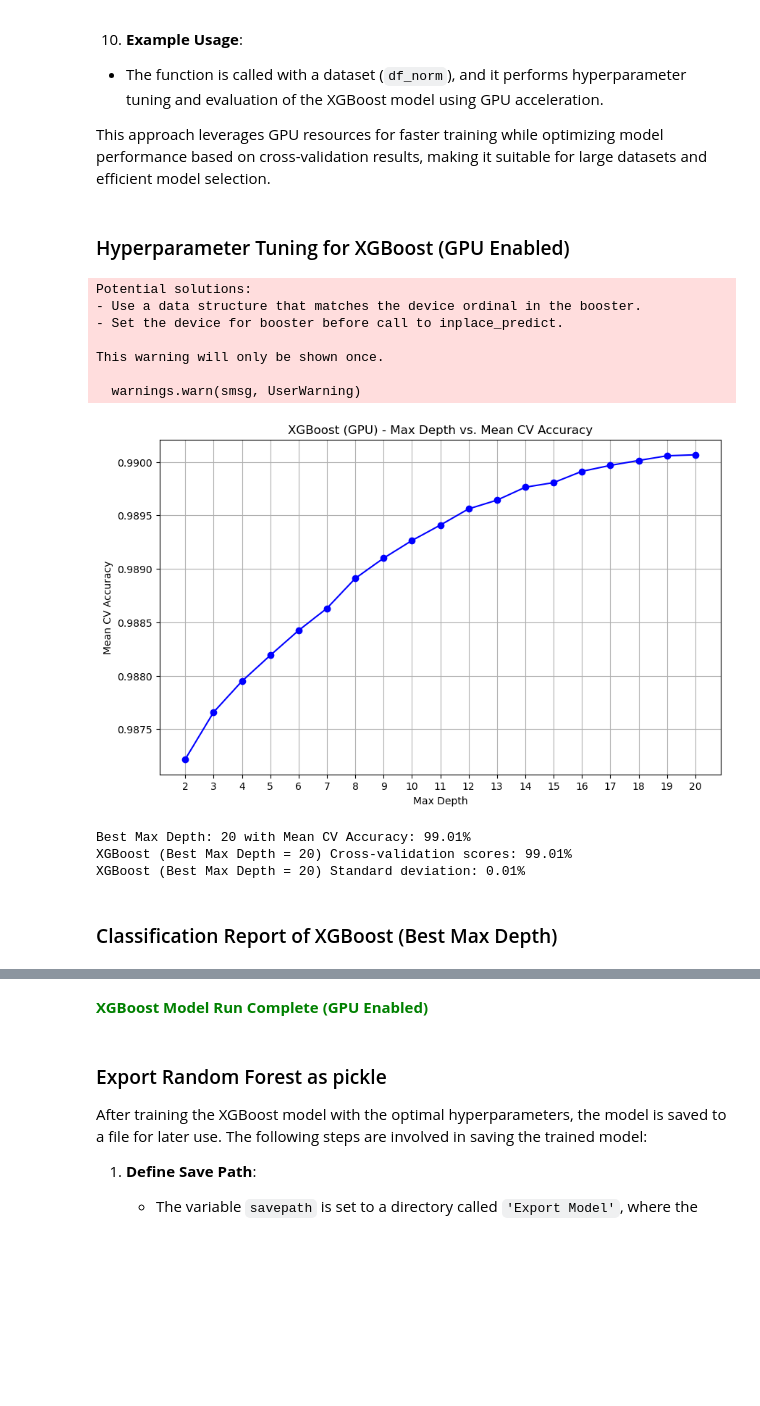
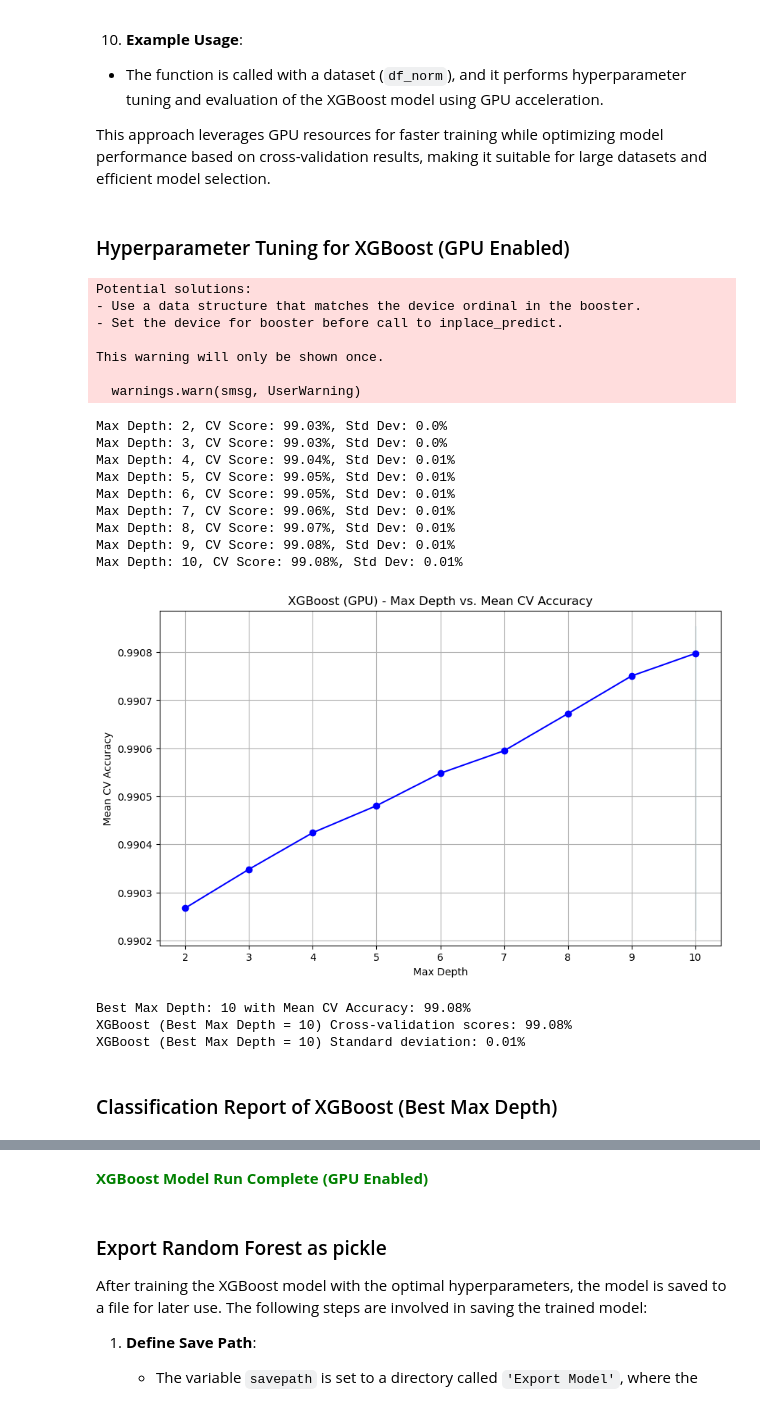
Before and after one commit to GarterPoom/GISTDA-Wildfire-Extraction, a Jupyter notebook: Model_Train.ipynb, the cells around one changed output, grey strips where cells are left out. Saved outputs shown, nothing was run; the diff lists cells and outputs as text; code cells hidden in the pictures; blank space fills up the shorter version.

```diff
--- a/Model_Train.ipynb
+++ b/Model_Train.ipynb
@@ -189,21 +189,19 @@ This code performs several operations on a DataFrame (`final_df`), converting it
 4. **Display DataFrame**:
    - Uses `display()` to view the DataFrame when needed, triggering Dask's computation.
 # %%
-# Convert pandas DataFrame to dask DataFrame if already loaded
-ddf = pd.DataFrame(final_df)  # Adjust number of partitions as needed
+# Convert to Dask DataFrame
+ddf = pd.DataFrame(final_df)  # Adjust npartitions as needed
 
-## Rename Sentinel-2 Bands columns and Burn Label
-# List of new column names
+# Rename Sentinel-2 Bands columns
 new_col_names = ['raster_file', 'subfolder', 'x', 'y', 'Band_1', 'Band_2', 'Band_3', 'Band_4', 'Band_5',
                  'Band_6', 'Band_7', 'Band_8', 'Band_8A', 'Band_9', 'Band_11', 'Band_12', 'dNBR',
                  'NDVI', 'NDWI', 'Burn_Label']
 
+# Rename columns
+final_df.columns = new_col_names
 
-# Renaming columns using the list
-ddf.columns = new_col_names
-
-# Drop columns in dask
-df = ddf.drop(columns=['raster_file', 'subfolder', 'x', 'y', 'dNBR'])
+# Drop columns using Dask method
+df = final_df.drop(columns=['raster_file', 'subfolder', 'x', 'y', 'dNBR'])
 display(df)  # Compute only when you need to display or save results
 # %% [output]
 |  | Band_1 | Band_2 | Band_3 | Band_4 | Band_5 | Band_6 | Band_7 | Band_8 | Band_8A | Band_9 | Band_11 | ... |
@@ -688,8 +686,9 @@ def xgboost_model(df, xgb_estimator_num=100, objective="binary:logistic"):
     # Set up cross-validation
     kf = KFold(n_splits=10, shuffle=True, random_state=42)  # 10-fold cross-validation
 
-    max_depths = list(range(2, 21))  # Range of max_depth to test
+    max_depths = list(range(2, 11))  # Range of max_depth to test
     mean_cv_scores = []
+    cv_std_devs = []
 
     # Perform hyperparameter tuning
     for max_depth in max_depths:
@@ -705,6 +704,8 @@ def xgboost_model(df, xgb_estimator_num=100, objective="binary:logistic"):
         try:
             scores_cv = cross_val_score(xgb_model, X, Y, cv=kf, scoring='accuracy')
             mean_cv_scores.append(scores_cv.mean())
+            cv_std_devs.append(scores_cv.std())
+            print(f"Max Depth: {max_depth}, CV Score: {round(scores_cv.mean() * 100, 2)}%, Std Dev: {round(scores_cv.std() * 100, 2)}%")
         except Exception as e:
             print(f"Error processing max_depth {max_depth}: {e}")
             mean_cv_scores.append(0)
@@ -712,6 +713,10 @@ def xgboost_model(df, xgb_estimator_num=100, objective="binary:logistic"):
     # Plotting the mean cross-validation accuracy vs. max_depth
     plt.figure(figsize=(10, 6))
     plt.plot(max_depths, mean_cv_scores, marker='o', linestyle='-', color='blue')
+    plt.fill_between(max_depth,
+                     np.array(mean_cv_scores) - np.array(cv_std_devs),
+                     np.array(mean_cv_scores) + np.array(cv_std_devs),
+                     color='lightblue', alpha=0.5, label='Std Dev')
     plt.xlabel('Max Depth')
     plt.ylabel('Mean CV Accuracy')
     plt.title('XGBoost (GPU) - Max Depth vs. Mean CV Accuracy')
@@ -767,36 +772,45 @@ def xgboost_model(df, xgb_estimator_num=100, objective="binary:logistic"):
     xgb_result_df = pd.DataFrame(xgb_result)
 
     display(Markdown("### Classification Report of XGBoost (Best Max Depth)"))
     display(xgb_result_df)
 
     # Plot Confusion Matrix
     plt.figure(figsize=(6, 4))
     sns.heatmap(cm, annot=True, fmt='d', cmap='Blues', cbar=False)
     plt.title('Confusion Matrix - XGBoost (Best Max Depth)')
     plt.xlabel('Predicted')
     plt.ylabel('True')
     plt.show()
 
     print()  # Add Blank Line
     display(Markdown("<span style='color: green; font-weight: bold;'>XGBoost Model Run Complete (GPU Enabled)</span>"))
     print()  # Add Blank Line
 
     return xgb_model_best, mean_cv, std_cv
 
 # Call the xgboost_model function with the desired parameters and your DataFrame
 xgb_model_best, mean_cv_best, std_cv_best = xgboost_model(df_norm)
 # %% [output]
 ### Hyperparameter Tuning for XGBoost (GPU Enabled)
 Potential solutions:
 - Use a data structure that matches the device ordinal in the booster.
 - Set the device for booster before call to inplace_predict.
 
 This warning will only be shown once.
 
   warnings.warn(smsg, UserWarning)
+Max Depth: 2, CV Score: 99.03%, Std Dev: 0.0%
+Max Depth: 3, CV Score: 99.03%, Std Dev: 0.0%
+Max Depth: 4, CV Score: 99.04%, Std Dev: 0.01%
+Max Depth: 5, CV Score: 99.05%, Std Dev: 0.01%
+Max Depth: 6, CV Score: 99.05%, Std Dev: 0.01%
+Max Depth: 7, CV Score: 99.06%, Std Dev: 0.01%
+Max Depth: 8, CV Score: 99.07%, Std Dev: 0.01%
+Max Depth: 9, CV Score: 99.08%, Std Dev: 0.01%
+Max Depth: 10, CV Score: 99.08%, Std Dev: 0.01%
-[figure, old version]
+[figure, new version]
-Best Max Depth: 20 with Mean CV Accuracy: 99.01%
-XGBoost (Best Max Depth = 20) Cross-validation scores: 99.01%
-XGBoost (Best Max Depth = 20) Standard deviation: 0.01%
+Best Max Depth: 10 with Mean CV Accuracy: 99.08%
+XGBoost (Best Max Depth = 10) Cross-validation scores: 99.08%
+XGBoost (Best Max Depth = 10) Standard deviation: 0.01%
 ### Classification Report of XGBoost (Best Max Depth)
 |  | Classifier | Model Definition | Class 0 - Precision | Class 0 - Recall | Class 0 - F1-Score | ... |
```
Also changed, not shown: parts of 9 cells of this notebook.
